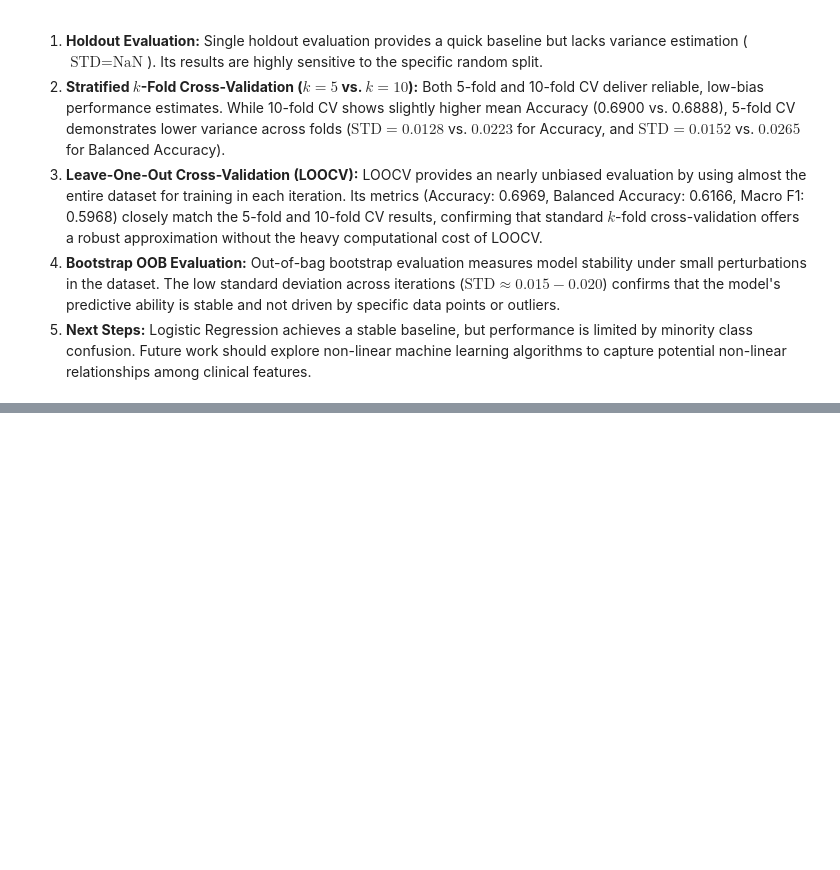
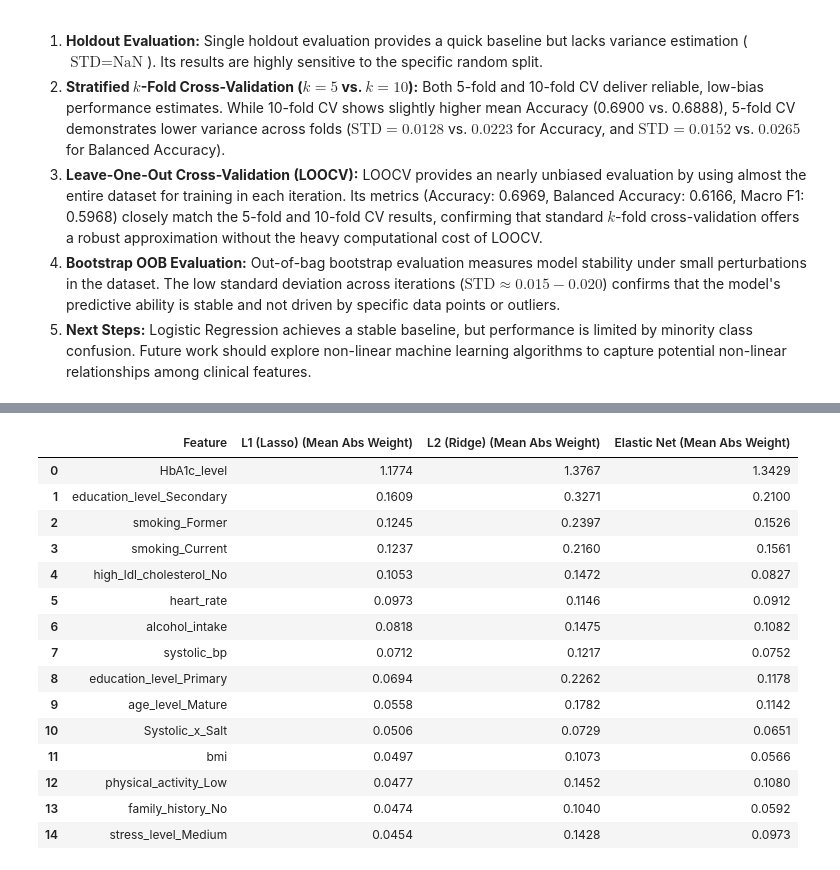
Before and after one commit to nwaryszak/APRAU, a Jupyter notebook: APRAU_Project1.ipynb, the cells around one changed output, grey strips where cells are left out. Cells and saved outputs as stored; diff of their text form; code cells hidden in the pictures; blank space fills up the shorter version.

```diff
--- a/APRAU_Project1.ipynb
+++ b/APRAU_Project1.ipynb
@@ -1472,0 +1475,65 @@ display(logistic_summary.round(4))
+# %%
+print("11a. LOGISTIC REGRESSION: REGULARIZATION AND FEATURE WEIGHTS")
+
+# Fit the preprocessor to the training data
+clf_preprocessor.fit(X_train_clf, y_train_clf)
+
+# Retrieve feature names for interpretation
+num_feature_names = clf_preprocessor.transformers_[0][2]
+cat_encoder = clf_preprocessor.transformers_[1][1].named_steps['onehot']
+cat_feature_names = cat_encoder.get_feature_names_out(clf_preprocessor.transformers_[1][2])
+all_feature_names = list(num_feature_names) + list(cat_feature_names)
+
+# Parameter C defines the strength of regularization (smaller C = stronger regularization)
+models_regularization = {
+    # l1_ratio=1.0 acts as pure L1 (Lasso) - used to eliminate noise
+    "L1 (Lasso)": LogisticRegression(penalty='elasticnet', l1_ratio=1.0, solver='saga', max_iter=5000, random_state=RANDOM_STATE, C=0.1),
+    # l1_ratio=0.0 acts as pure L2 (Ridge) - used to handle collinearity
+    "L2 (Ridge)": LogisticRegression(penalty='elasticnet', l1_ratio=0.0, solver='saga', max_iter=5000, random_state=RANDOM_STATE, C=0.1),
+    # l1_ratio=0.5 is a mix of both (Elastic Net)
+    "Elastic Net": LogisticRegression(penalty='elasticnet', l1_ratio=0.5, solver='saga', max_iter=5000, random_state=RANDOM_STATE, C=0.1)
+}
+
+reg_results = []
+weights_dict = {"Feature": all_feature_names}
+
+for model_name, clf in models_regularization.items():
+    pipe = Pipeline([
+        ("preprocessing", clf_preprocessor),
+        ("classifier", clf)
+    ])
+
+    pipe.fit(X_train_clf, y_train_clf)
+    y_pred_reg = pipe.predict(X_test_clf)
+
+    acc = accuracy_score(y_test_clf, y_pred_reg)
+    bacc = balanced_accuracy_score(y_test_clf, y_pred_reg)
+    f1 = f1_score(y_test_clf, y_pred_reg, average="macro")
+
+    reg_results.append({
+        "Model": model_name,
+        "Accuracy": acc,
+        "Balanced Accuracy": bacc,
+        "Macro F1": f1
+    })
+
+    # Extract weights to identify good/bad predictors
+    coef_matrix = pipe.named_steps["classifier"].coef_
+    mean_abs_weights = np.mean(np.abs(coef_matrix), axis=0)
+    weights_dict[f"{model_name} (Mean Abs Weight)"] = mean_abs_weights
+
+df_reg_results = pd.DataFrame(reg_results)
+print("\n Regularization Models Performance")
+display(df_reg_results.round(4))
+
+df_weights = pd.DataFrame(weights_dict)
+df_weights = df_weights.sort_values(by="L1 (Lasso) (Mean Abs Weight)", ascending=False).reset_index(drop=True)
+
+print("\n Feature Weights Summary Table (Top 15 Most Important Predictors)")
+display(df_weights.head(15).round(4))
+
+print("\n Features Eliminated by L1 (Lasso) Regularization")
+eliminated_features = df_weights[df_weights["L1 (Lasso) (Mean Abs Weight)"] == 0.0]["Feature"].tolist()
+print(f"L1 completely removed {len(eliminated_features)} features, considering them as noise.")
+print(eliminated_features)
+# %% [output]
@@ -1472,0 +1548,16 @@ display(logistic_summary.round(4))
+|  | Feature | L1 (Lasso) (Mean Abs Weight) | L2 (Ridge) (Mean Abs Weight) | Elastic Net (Mean Abs Weight) |
+| 0 | HbA1c_level | 1.1774 | 1.3767 | 1.3429 |
+| 1 | education_level_Secondary | 0.1609 | 0.3271 | 0.2100 |
+| 2 | smoking_Former | 0.1245 | 0.2397 | 0.1526 |
+| 3 | smoking_Current | 0.1237 | 0.2160 | 0.1561 |
+| 4 | high_ldl_cholesterol_No | 0.1053 | 0.1472 | 0.0827 |
+| 5 | heart_rate | 0.0973 | 0.1146 | 0.0912 |
+| 6 | alcohol_intake | 0.0818 | 0.1475 | 0.1082 |
+| 7 | systolic_bp | 0.0712 | 0.1217 | 0.0752 |
+| 8 | education_level_Primary | 0.0694 | 0.2262 | 0.1178 |
+| 9 | age_level_Mature | 0.0558 | 0.1782 | 0.1142 |
+| 10 | Systolic_x_Salt | 0.0506 | 0.0729 | 0.0651 |
+| 11 | bmi | 0.0497 | 0.1073 | 0.0566 |
+| 12 | physical_activity_Low | 0.0477 | 0.1452 | 0.1080 |
+| 13 | family_history_No | 0.0474 | 0.1040 | 0.0592 |
+| 14 | stress_level_Medium | 0.0454 | 0.1428 | 0.0973 |
```
Also changed, not shown: parts of 13 cells of this notebook.
